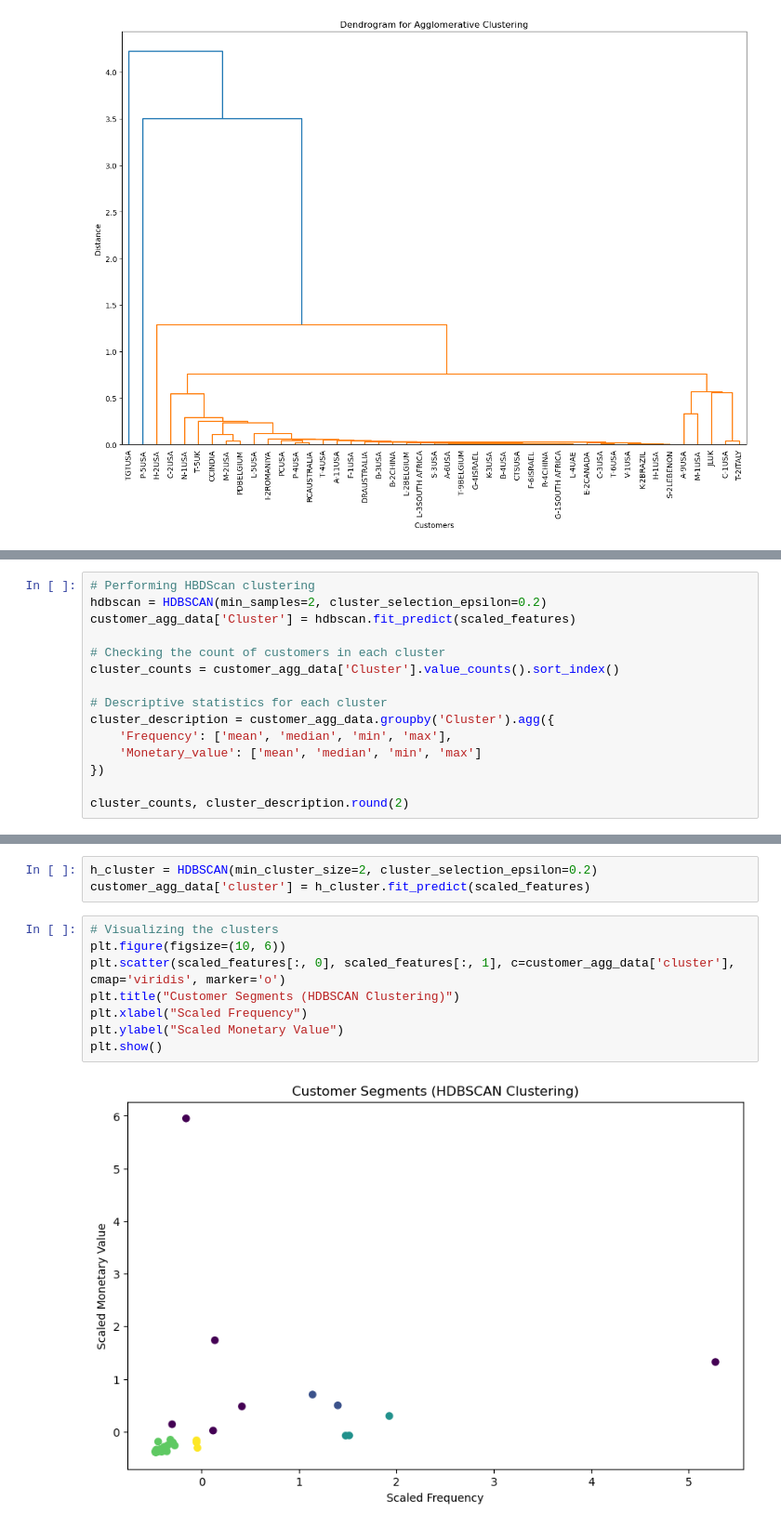
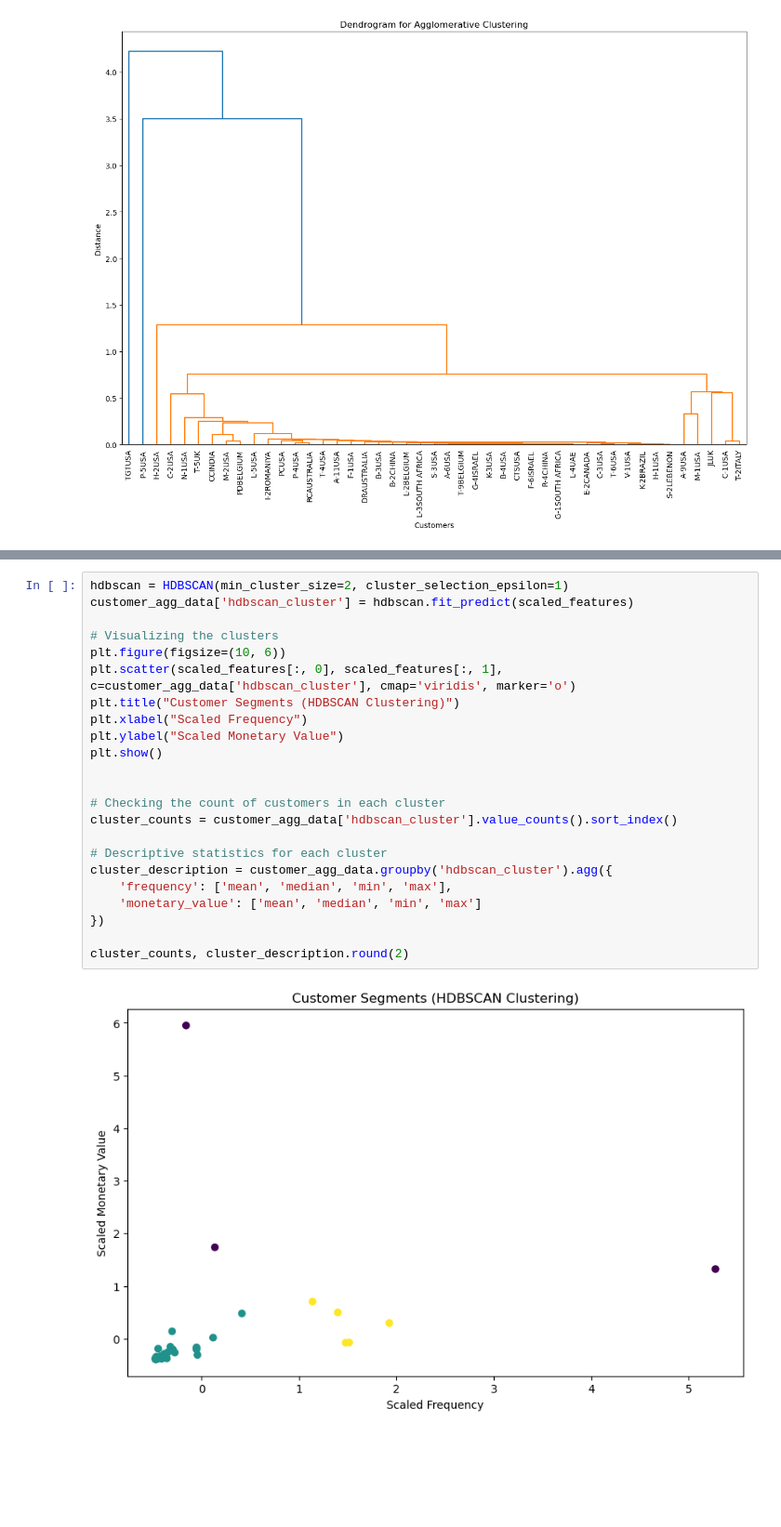
Before and after one commit to kanishkkg/ampba_24_group18_term2, a Jupyter notebook: ml_ul/GR_18_MLUL1_group18_Customers.ipynb, the cells around one changed output, grey strips where cells are left out. Shown at 93% size. Cells and saved outputs as stored; diff of their text form; blank space fills up the shorter version.

```diff
--- a/ml_ul/GR_18_MLUL1_group18_Customers.ipynb
+++ b/ml_ul/GR_18_MLUL1_group18_Customers.ipynb
@@ -536,15 +544,0 @@ cluster_analysis
-# %%
-# Performing HBDScan clustering
-hdbscan = HDBSCAN(min_samples=2, cluster_selection_epsilon=0.2)
-customer_agg_data['Cluster'] = hdbscan.fit_predict(scaled_features)
-
-# Checking the count of customers in each cluster
-cluster_counts = customer_agg_data['Cluster'].value_counts().sort_index()
-
-# Descriptive statistics for each cluster
-cluster_description = customer_agg_data.groupby('Cluster').agg({
-    'Frequency': ['mean', 'median', 'min', 'max'],
-    'Monetary_value': ['mean', 'median', 'min', 'max']
-})
-
-cluster_counts, cluster_description.round(2)
@@ -569,13 +545,25 @@ cluster_counts, cluster_description.round(2)
-# %%
-h_cluster = HDBSCAN(min_cluster_size=2, cluster_selection_epsilon=0.2)
-customer_agg_data['cluster'] = h_cluster.fit_predict(scaled_features)
-# %%
-# Visualizing the clusters
-plt.figure(figsize=(10, 6))
-plt.scatter(scaled_features[:, 0], scaled_features[:, 1], c=customer_agg_data['cluster'], cmap='viridis', marker='o')
-plt.title("Customer Segments (HDBSCAN Clustering)")
-plt.xlabel("Scaled Frequency")
-plt.ylabel("Scaled Monetary Value")
-plt.show()
-# %% [output]
-[figure, removed]
+# %%
+hdbscan = HDBSCAN(min_cluster_size=2, cluster_selection_epsilon=1)
+customer_agg_data['hdbscan_cluster'] = hdbscan.fit_predict(scaled_features)
+
+# Visualizing the clusters
+plt.figure(figsize=(10, 6))
+plt.scatter(scaled_features[:, 0], scaled_features[:, 1], c=customer_agg_data['hdbscan_cluster'], cmap='viridis', marker='o')
+plt.title("Customer Segments (HDBSCAN Clustering)")
+plt.xlabel("Scaled Frequency")
+plt.ylabel("Scaled Monetary Value")
+plt.show()
+
+
+# Checking the count of customers in each cluster
+cluster_counts = customer_agg_data['hdbscan_cluster'].value_counts().sort_index()
+
+# Descriptive statistics for each cluster
+cluster_description = customer_agg_data.groupby('hdbscan_cluster').agg({
+    'frequency': ['mean', 'median', 'min', 'max'],
+    'monetary_value': ['mean', 'median', 'min', 'max']
+})
+
+cluster_counts, cluster_description.round(2)
+# %% [output]
+[figure, added]
```
Also changed, not shown: parts of 33 cells of this notebook, 1 other file.
